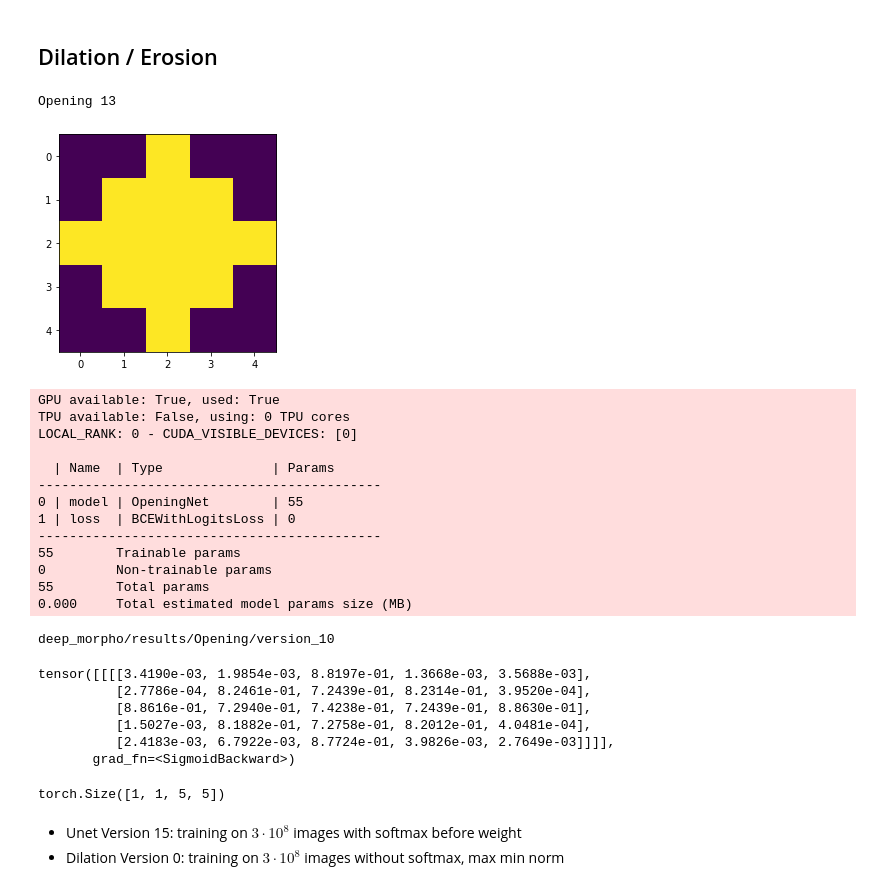
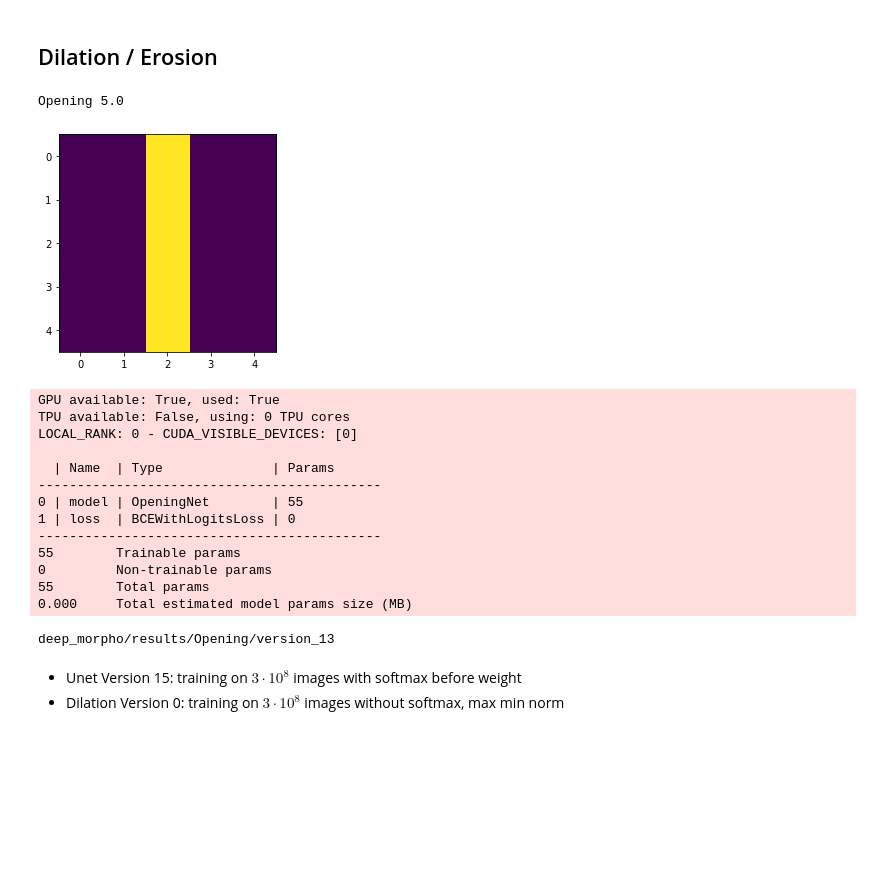
Before and after one commit to TheodoreAouad/3d_segm, a Jupyter notebook: Notebooks/DeepMorpho.ipynb, the cells around one changed output. Saved outputs shown, nothing was run; the diff lists cells and outputs as text; code cells hidden in the pictures; blank space fills up the shorter version.

```diff
--- a/Notebooks/DeepMorpho.ipynb
+++ b/Notebooks/DeepMorpho.ipynb
@@ -297,37 +297,37 @@ plot_horizontal([
 # %%
 reload_modules()
 
 # morp_operation = 'Dilation'
 # morp_operation = 'Erosion'
 morp_operation = 'Opening'
 
 selem = np.zeros((5, 5))
 # selem[np.arange(5), 5 - np.arange(1, 6)] = 1
 # selem[np.arange(5), np.arange(5)] = 1
-# selem[:, 2] = 1
+selem[:, 2] = 1
 # selem[2, :] = 1
-selem = morp.disk(2)
+# selem = morp.disk(2)
 plt.imshow(selem)
 print(morp_operation, selem.sum())
 
 dataloader = mrda.get_loader(
     batch_size=32,
     n_inputs=500_000,
 #     random_gen_fn=gfo.random_multi_rect,
 #     random_gen_args={
 #         'size': (50, 50),
 #         'n_rectangles': 8,
 #         'max_shape': (10, 10),
 #     },
     random_gen_fn=gfo2.get_random_diskorect,
     random_gen_args={'size': (50, 50), 'n_shapes': 15, 'max_shape': (15, 15)},
     device=device,
     selem=selem,
     morp_operation=morp_operation,
 )
 # %% [output]
-Opening 13
+Opening 5.0
-[figure, old version]
+[figure, new version]
 # %%
 reload_modules()
 loss = nn.BCEWithLogitsLoss()
@@ -375,7 +375,7 @@ logger = TensorBoardLogger("deep_morpho/results", name=morp_operation)
 print(logger.log_dir)
 
 logger.experiment.add_graph(model, torch.ones(1, 1, 50, 50).to(device))
-logger.experiment.add_image("target_SE", selem[np.newaxis, :])
+logger.experiment.add_image("target_SE", selem[np.newaxis, :].astype(float))
 
 trainer = Trainer(
     max_epochs=1,
@@ -400,20 +400,7 @@ LOCAL_RANK: 0 - CUDA_VISIBLE_DEVICES: [0]
 0         Non-trainable params
 55        Total params
 0.000     Total estimated model params size (MB)
-deep_morpho/results/Opening/version_10
+deep_morpho/results/Opening/version_13
-# %%
-model.model.dilations1._normalized_weight
-# %% [output]
-tensor([[[[3.4190e-03, 1.9854e-03, 8.8197e-01, 1.3668e-03, 3.5688e-03],
-          [2.7786e-04, 8.2461e-01, 7.2439e-01, 8.2314e-01, 3.9520e-04],
-          [8.8616e-01, 7.2940e-01, 7.4238e-01, 7.2439e-01, 8.8630e-01],
-          [1.5027e-03, 8.1882e-01, 7.2758e-01, 8.2012e-01, 4.0481e-04],
-          [2.4183e-03, 6.7922e-03, 8.7724e-01, 3.9826e-03, 2.7649e-03]]]],
-       grad_fn=<SigmoidBackward>)
-# %%
-model.model._normalized_weight.shape
-# %% [output]
-torch.Size([1, 1, 5, 5])
 # %%
 img, target = dataloader.dataset[0]
 otp = model(img.unsqueeze(0).cpu())
```
Also changed, not shown: 17 other files.
